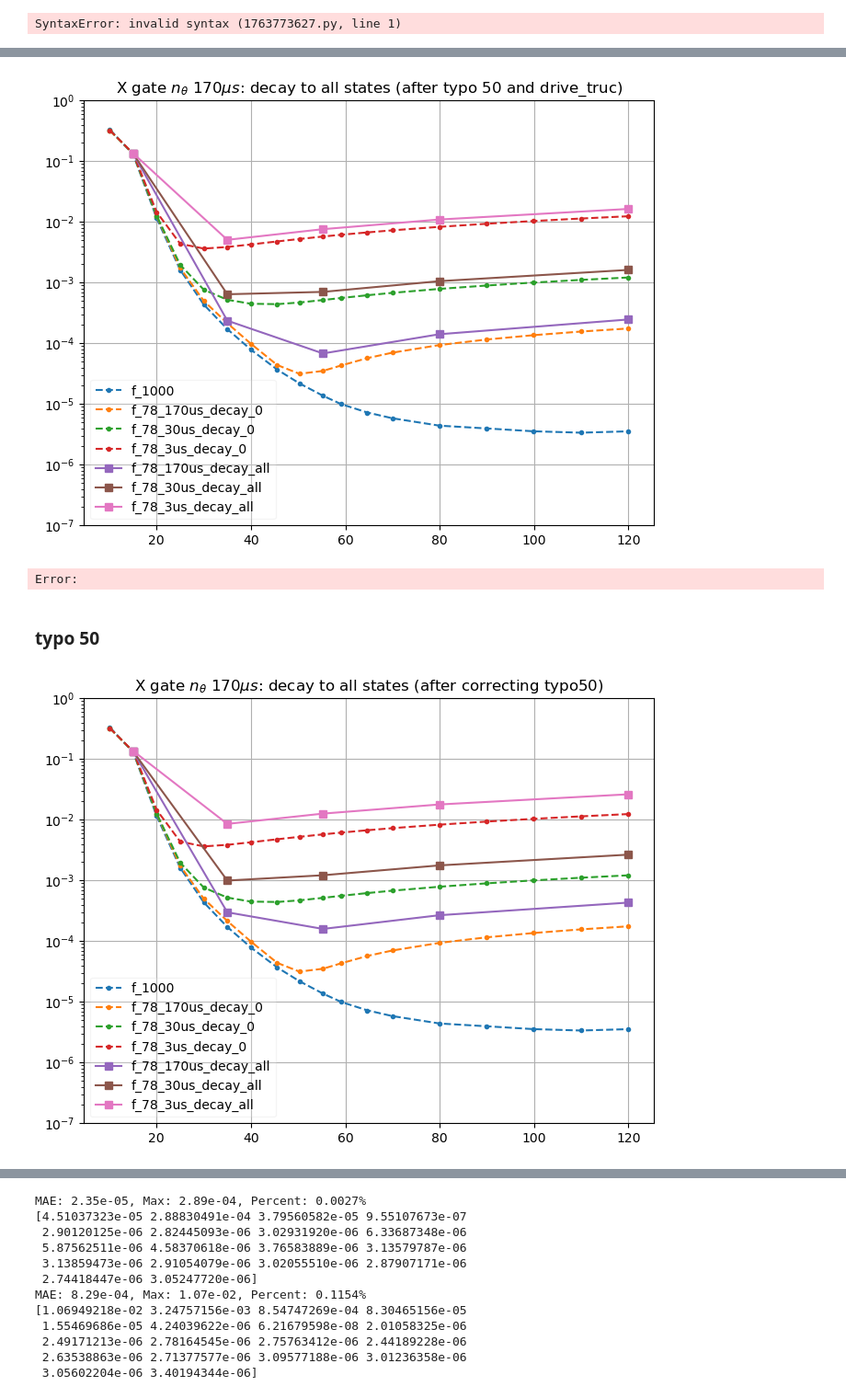
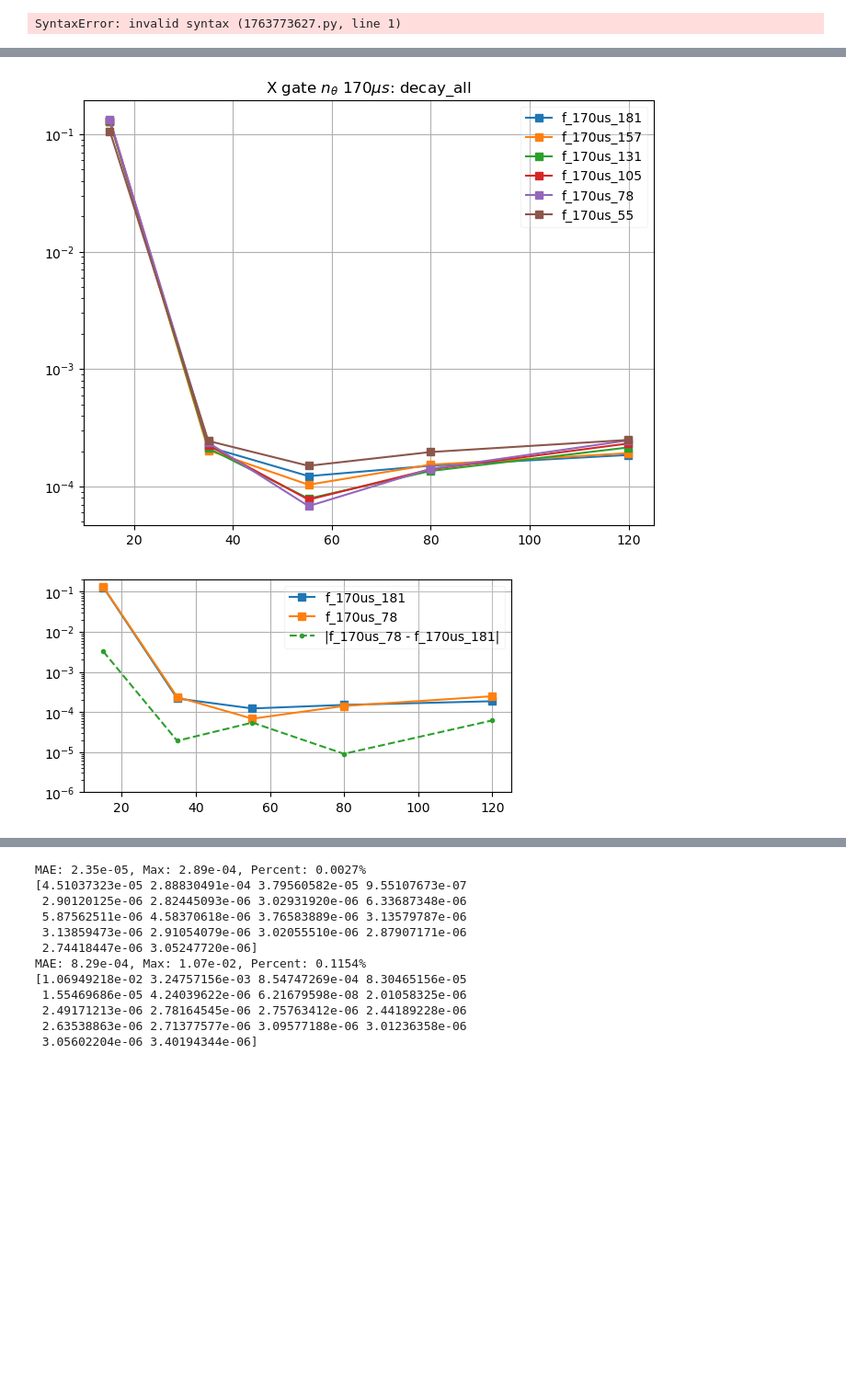
Before and after one commit to Zhenxing2020/two_qubit_gate_for_zero_pi_qubit, a Jupyter notebook: X_gate/Xgate_plot_theta.ipynb, the cells around one changed output, grey strips where cells are left out. Shown at 92% size. Saved outputs shown, nothing was run; the diff lists cells and outputs as text; code cells hidden in the pictures; blank space fills up the shorter version.

```diff
--- a/X_gate/Xgate_plot_theta.ipynb
+++ b/X_gate/Xgate_plot_theta.ipynb
@@ -18,6 +58,14 @@ params = f_theta[['tg', 'drive_amp_1', 'drive_amp_2', 'detune_1', 'detune_2'
 # %% [markdown]
 ### fidelity convergence
 # %%
+f_ideal_181 = np.array([
+-0.8894435183030804, -3.7740314663864702, -4.972461997150224, -5.79304130916251 ,
+-6.234505290340139 ,
+])
+f_170us_181 = np.array([
+-0.8892363422147926, -3.6630655038726117, -3.911777621846385, -3.8230675389802995 ,
+-3.7317271419634994 ,
+])
 f_ideal_157 = np.array([
 -0.8906454796863686, -3.7728852130070125, -5.041233712054058, -5.826554357869655 ,
 -6.304700284172778 ,
@@ -34,6 +82,7 @@ f_170us_131 = np.array([
 -0.8896748560073189, -3.6739120135633607, -4.103107210095756, -3.8680271397941453 ,
 -3.6676030066743746 ,
 ])
+
 f_ideal_118 = np.array([
 -0.8895514183022839, -3.7738659293347343, -5.077598594722927, -6.030417971044005 ,
 -6.425523127106116 ,
@@ -42,6 +91,7 @@ f_170us_118 = np.array([
 -0.8892518583327204, -3.666054584861276, -4.103579008527569, -3.8581596841628247 ,
 -3.6296301204273584 ,
 ])
+
 f_ideal_105 = np.array([
 -0.8808101887749133, -3.7613829988020133, -5.030208177791011, -6.249308006502248 ,
 -6.4852271253988185 ,
@@ -90,3 +140,11 @@ f_170us_41 = np.array([
 -0.9040103621009893, -3.5095868285505496, -3.826083561415875, -3.6944653404126404 ,
 -3.540968090555939 ,
 ])
+
+n_truc = [41, 55, 68, 78, 92, 105, 118, 131, 157, 181]
+f_170us = np.column_stack((f_170us_41, f_170us_55, f_170us_68, f_170us_78,
+                           f_170us_92, f_170us_105, f_170us_118, f_170us_131,
+                           f_170us_157, f_170us_181, ))
+f_ideal = np.column_stack((f_ideal_41, f_ideal_55, f_ideal_68, f_ideal_78,
+                           f_ideal_92, f_ideal_105, f_ideal_118, f_ideal_131,
+                           f_ideal_157, f_ideal_181, ))
@@ -205,27 +219,20 @@ f_78_3us = np.array([
 # %%
-params = f_theta[['tg', 'drive_amp_1', 'drive_amp_2', 'detune_1', 'detune_2'
-                    ]].to_numpy() [1::4, :]
 fig, ax = plt.subplots(figsize=(8,6))
-plt.plot(f_theta['tg'], 10**f_theta['f_1000'], '.--', label=r'f_1000')
-plt.plot(f_theta['tg'], 10**f_theta['f_noise_170us'], '.--', label=r'f_78_170us_decay_0')
-plt.plot(f_theta['tg'], 10**f_theta['f_noise_30us'], '.--', label=r'f_78_30us_decay_0')
-plt.plot(f_theta['tg'], 10**f_theta['f_noise_3us'], '.--', label=r'f_78_3us_decay_0')
-# plt.plot(params[:,0], 10**f_theta_78_ideal, 's--', label=r'f_78_ideal')
-plt.plot(params[:,0], 10**f_78_170us, 's-', label=r'f_78_170us_decay_all')
-plt.plot(params[:,0], 10**f_78_30us, 's-', label=r'f_78_30us_decay_all')
-plt.plot(params[:,0], 10**f_78_3us, 's-', label=r'f_78_3us_decay_all')
-
-plt.title(r'X gate $n_\theta\ 170\mu s$: decay to all states (after typo 50 and drive_truc)')
+plt.plot(params[:,0], 10**f_170us_181, 's-', label=r'f_170us_181')
+plt.plot(params[:,0], 10**f_170us_157, 's-', label=r'f_170us_157')
+plt.plot(params[:,0], 10**f_170us_131, 's-', label=r'f_170us_131')
+# plt.plot(params[:,0], 10**f_170us_118, 's-', label=r'f_170us_118')
+plt.plot(params[:,0], 10**f_170us_105, 's-', label=r'f_170us_105')
+# plt.plot(params[:,0], 10**f_170us_92, 's-', label=r'f_170us_92')
+plt.plot(params[:,0], 10**f_170us_78, 's-', label=r'f_170us_78')
+# plt.plot(params[:,0], 10**f_170us_68, 's-', label=r'f_170us_68')
+plt.plot(params[:,0], 10**f_170us_55, 's-', label=r'f_170us_55')
+# plt.plot(params[:,0], 10**f_170us_41, 's-', label=r'f_170us_41')
+plt.title(r'X gate $n_\theta\ 170\mu s$: decay_all')
 plt.yscale('log')
-plt.ylim(1e-7, 1e0)
-# plt.title(f"Mean Absolute Error: {mae2:.2e}")
-# plt.xlabel('Gate Time $t_g$ (ns)')
-# plt.ylabel('Gate Error')
+# plt.ylim(6e-5, 4e-4)
 plt.grid()
 legend = plt.legend(    loc="best",    )
 legend.get_frame().set_alpha(0.2)  # 0.5 makes the legend 50% transparent
 # %% [output]
-[figure, old version]
+[figure, new version]
-Error:
-# %% [markdown]
-### typo 50
@@ -250,24 +239,12 @@ f_78_3us = np.array([
 # %%
-params = f_theta[['tg', 'drive_amp_1', 'drive_amp_2', 'detune_1', 'detune_2'
-                    ]].to_numpy() [1::4, :]
-fig, ax = plt.subplots(figsize=(8,6))
-plt.plot(f_theta['tg'], 10**f_theta['f_1000'], '.--', label=r'f_1000')
-plt.plot(f_theta['tg'], 10**f_theta['f_noise_170us'], '.--', label=r'f_78_170us_decay_0')
-plt.plot(f_theta['tg'], 10**f_theta['f_noise_30us'], '.--', label=r'f_78_30us_decay_0')
-plt.plot(f_theta['tg'], 10**f_theta['f_noise_3us'], '.--', label=r'f_78_3us_decay_0')
-# plt.plot(params[:,0], 10**f_theta_78_ideal, 's--', label=r'f_78_ideal')
-plt.plot(params[:,0], 10**f_78_170us, 's-', label=r'f_78_170us_decay_all')
-plt.plot(params[:,0], 10**f_78_30us, 's-', label=r'f_78_30us_decay_all')
-plt.plot(params[:,0], 10**f_78_3us, 's-', label=r'f_78_3us_decay_all')
-
-plt.title(r'X gate $n_\theta\ 170\mu s$: decay to all states (after correcting typo50)')
+fig, ax = plt.subplots(figsize=(6,3))
+plt.plot(params[:,0], 10**f_170us_181, 's-', label=r'f_170us_181')
+plt.plot(params[:,0], 10**f_170us_78, 's-', label=r'f_170us_78')
+plt.plot(params[:,0], np.abs(10**f_170us_78 - 10**f_170us_181), '.--', label=r'|f_170us_78 - f_170us_181|')
 plt.yscale('log')
-plt.ylim(1e-7, 1e0)
-# plt.title(f"Mean Absolute Error: {mae2:.2e}")
-# plt.xlabel('Gate Time $t_g$ (ns)')
-# plt.ylabel('Gate Error')
+plt.ylim(1e-6, 2e-1)
 plt.grid()
 legend = plt.legend(    loc="best",    )
 legend.get_frame().set_alpha(0.2)  # 0.5 makes the legend 50% transparent
 # %% [output]
-[figure, old version]
+[figure, new version]
```
Also changed, not shown: parts of 22 cells of this notebook, 41 other files.
